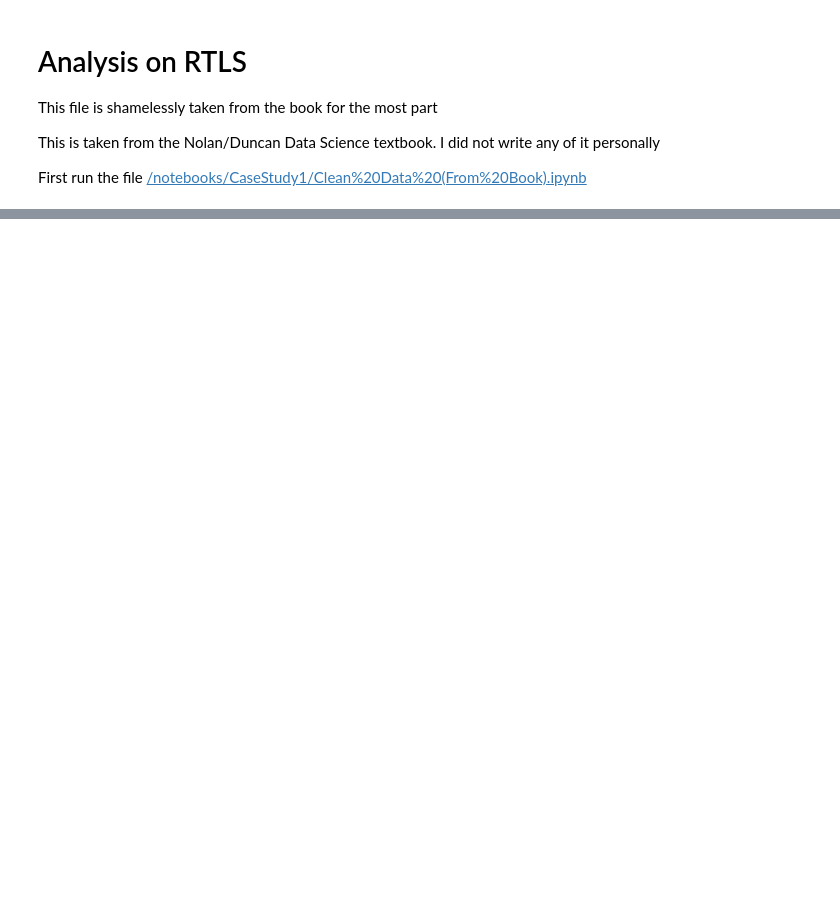
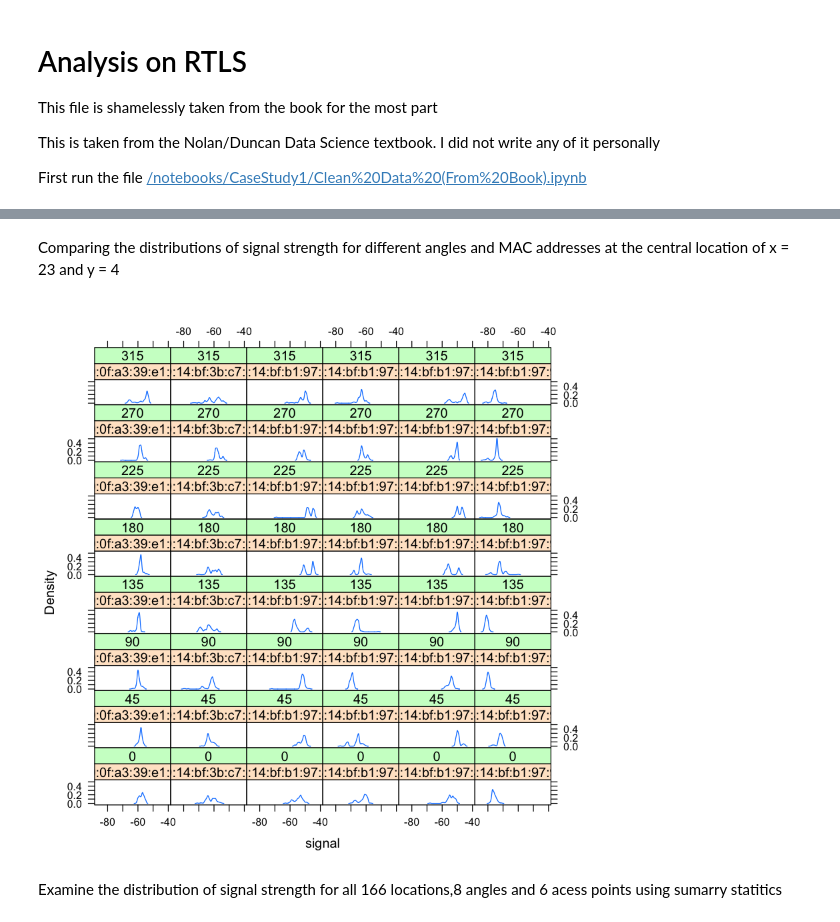
Before and after one commit to kjprice/smu-quantifying-the-world, a Jupyter notebook: CaseStudy1/Perform Analysis (From Book).ipynb, the cells around one changed output, grey strips where cells are left out. Drawn from its saved outputs; the diff is of its cells as text; code cells hidden in the pictures; blank space fills up the shorter version.

```diff
--- a/CaseStudy1/Perform Analysis (From Book).ipynb
+++ b/CaseStudy1/Perform Analysis (From Book).ipynb
@@ -21,0 +36,12 @@ head(offline)
+# %% [markdown]
+Comparing the distributions of signal strength for different angles
+and MAC addresses at the central location of x = 23 and y = 4
+# %%
+densityplot( ~ signal | mac + factor(angle), data = offline,
+subset = posX == 24 & posY == 4 &
+mac != "00:0f:a3:39:dd:cd",
+bw = 0.5, plot.points = FALSE)
+# %% [output]
+[figure, added]
+# %% [markdown]
+Examine the distribution of signal strength for all 166 locations,8 angles and 6 acess points using sumarry statitics
```
Also changed, not shown: parts of 16 cells of this notebook.
